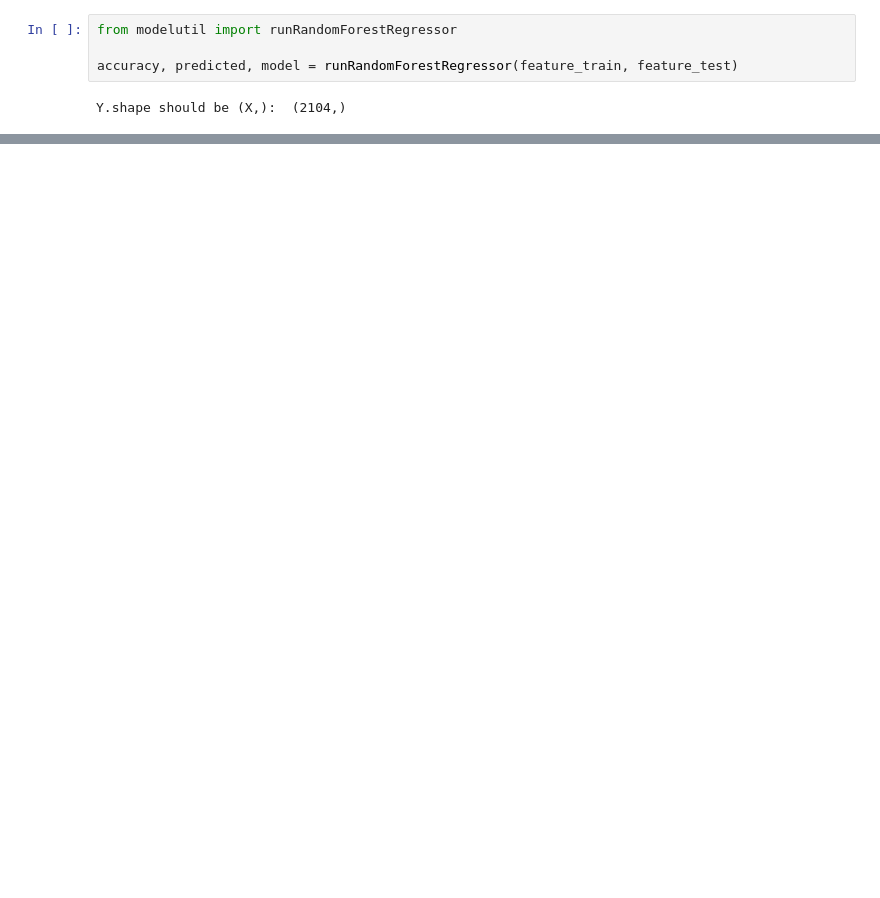
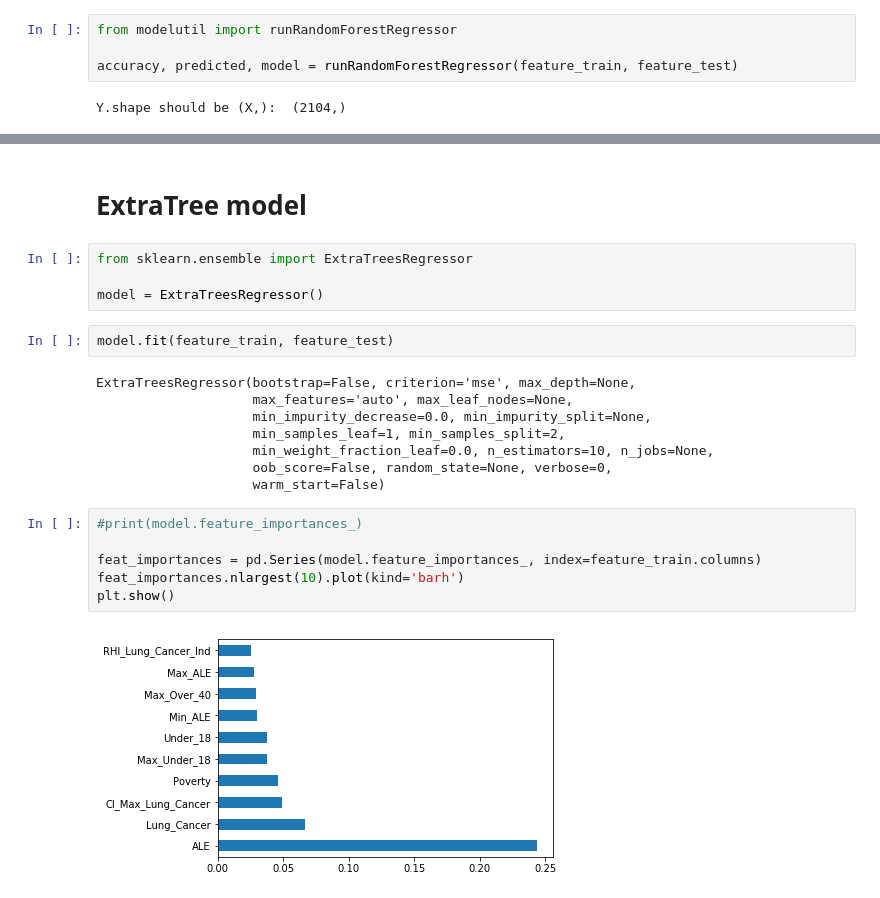
Before and after one commit to foundation-models/ppg2bp, a Jupyter notebook: Regression_on_structured_data.ipynb, the cells around one changed output, grey strips where cells are left out. Saved outputs shown, nothing was run; the diff lists cells and outputs as text; blank space fills up the shorter version.

```diff
--- a/Regression_on_structured_data.ipynb
+++ b/Regression_on_structured_data.ipynb
@@ -180,0 +216,24 @@ plt.plot(label_test.values[min:max], 'b+')
+# %% [markdown]
+# ExtraTree model
+# %%
+from sklearn.ensemble import ExtraTreesRegressor
+
+model = ExtraTreesRegressor()
+# %%
+model.fit(feature_train, feature_test)
+# %% [output]
+ExtraTreesRegressor(bootstrap=False, criterion='mse', max_depth=None,
+                    max_features='auto', max_leaf_nodes=None,
+                    min_impurity_decrease=0.0, min_impurity_split=None,
+                    min_samples_leaf=1, min_samples_split=2,
+                    min_weight_fraction_leaf=0.0, n_estimators=10, n_jobs=None,
+                    oob_score=False, random_state=None, verbose=0,
+                    warm_start=False)
+# %%
+#print(model.feature_importances_)
+
+feat_importances = pd.Series(model.feature_importances_, index=feature_train.columns)
+feat_importances.nlargest(10).plot(kind='barh')
+plt.show()
+# %% [output]
+[figure, added]
```
Also changed, not shown: parts of 13 cells of this notebook.
